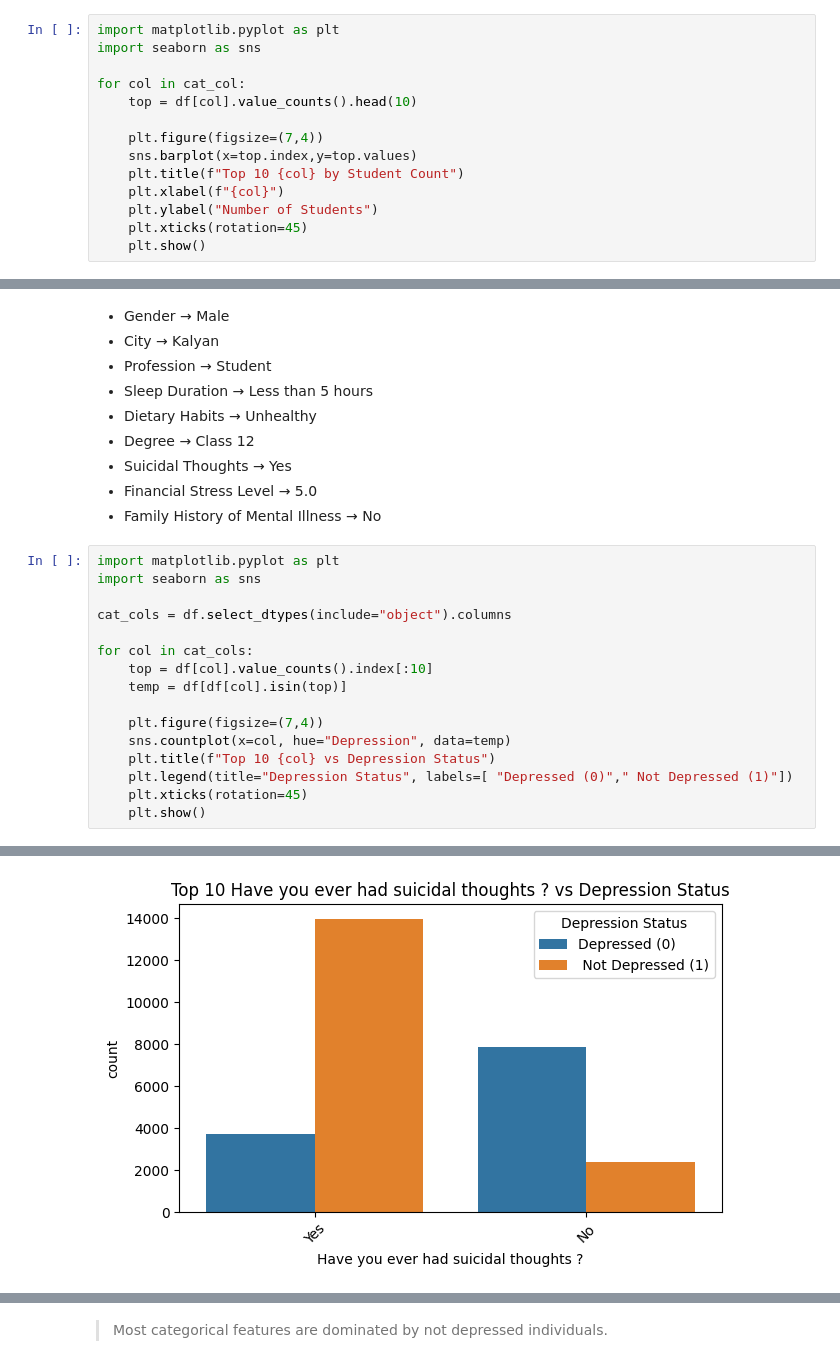
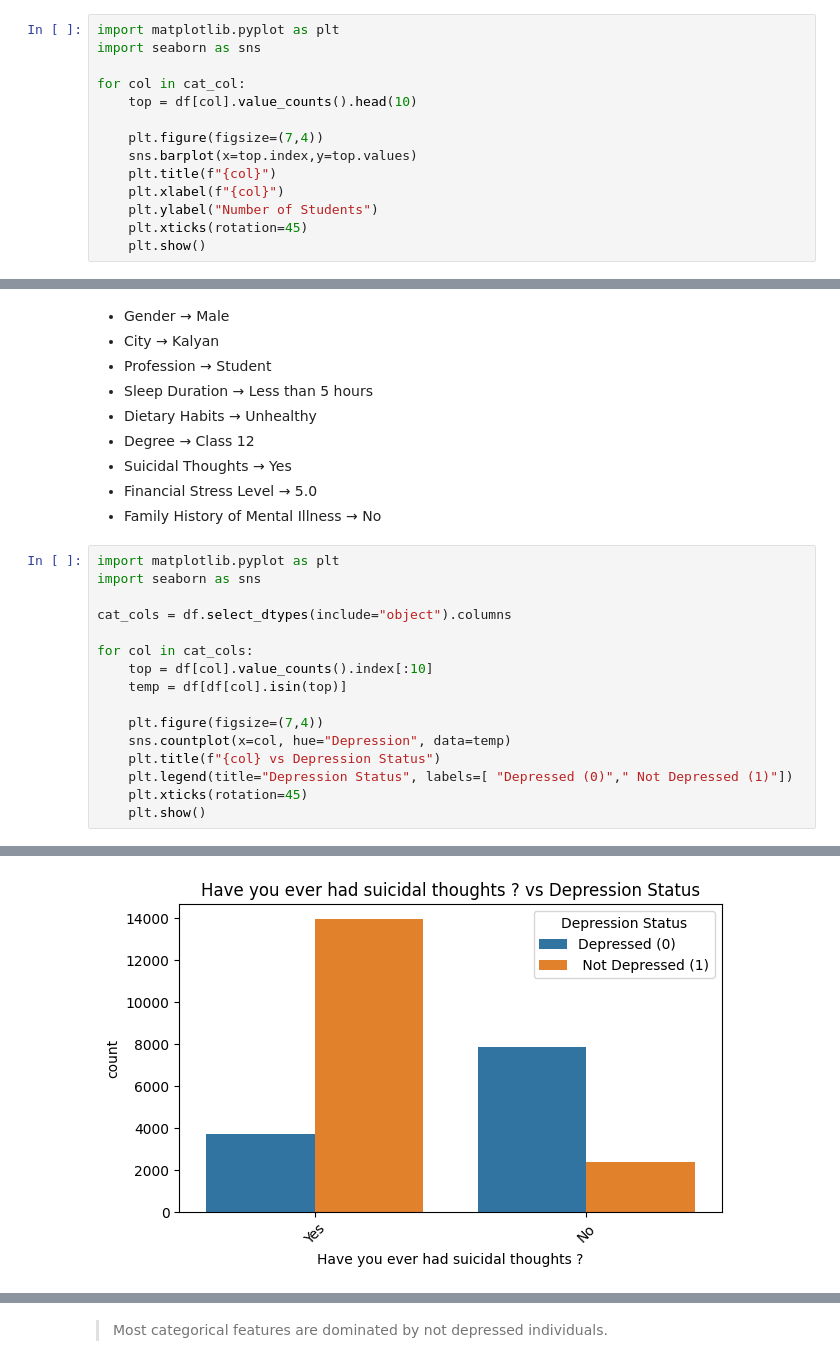
Before and after one commit to riyan-cyber333/students-depression-level-prediction, a Jupyter notebook: ml_project.ipynb, the cells around one changed output, grey strips where cells are left out. Saved outputs shown, nothing was run; the diff lists cells and outputs as text.

```diff
--- a/ml_project.ipynb
+++ b/ml_project.ipynb
@@ -166,7 +166,7 @@ for col in cat_col:
 
     plt.figure(figsize=(7,4))
     sns.barplot(x=top.index,y=top.values)
-    plt.title(f"Top 10 {col} by Student Count")
+    plt.title(f"{col}")
     plt.xlabel(f"{col}")
     plt.ylabel("Number of Students")
     plt.xticks(rotation=45)
@@ -205,7 +205,7 @@ for col in cat_cols:
 
     plt.figure(figsize=(7,4))
     sns.countplot(x=col, hue="Depression", data=temp)
-    plt.title(f"Top 10 {col} vs Depression Status")
+    plt.title(f"{col} vs Depression Status")
     plt.legend(title="Depression Status", labels=[ "Depressed (0)"," Not Depressed (1)"])
     plt.xticks(rotation=45)
     plt.show()
@@ -219 +219 @@ for col in cat_cols:
-[figure, old version]
+[figure, new version]
```
Also changed, not shown: parts of 6 cells of this notebook.
